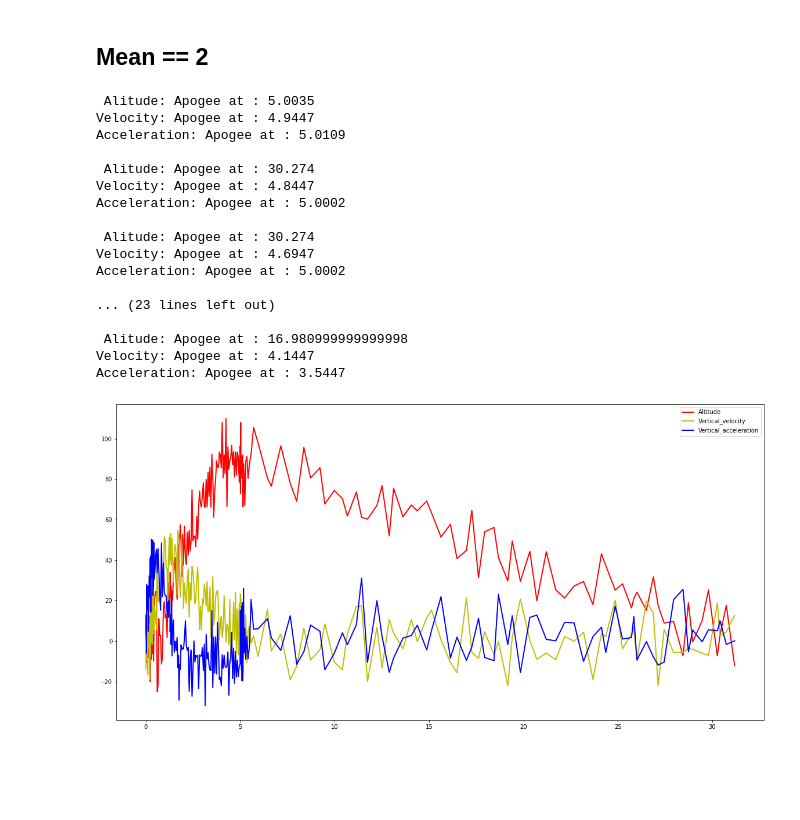
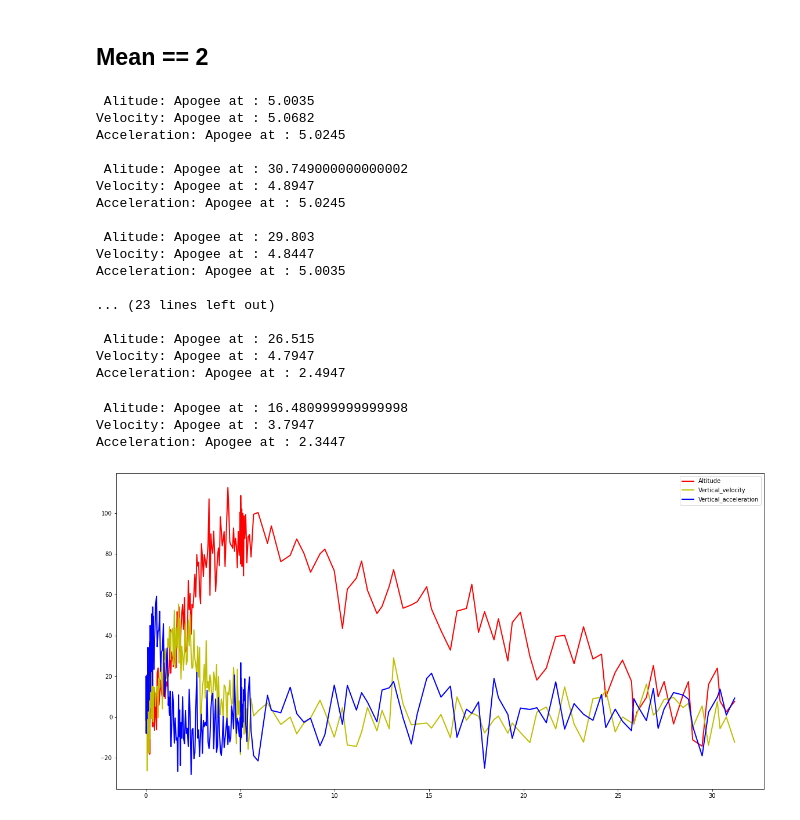
Before and after one commit to nakujaproject/BMPdata, a Jupyter notebook: Src/Notebooks/detectApogee.ipynb, the cells around one changed output. Cells and saved outputs as stored; diff of their text form; code cells hidden in the pictures; blank space fills up the shorter version.

```diff
--- a/Src/Notebooks/detectApogee.ipynb
+++ b/Src/Notebooks/detectApogee.ipynb
@@ -14,11 +14,12 @@ data.head()
 | 3 | 0.03 | 0.000000 | 0.000000 | 0.5562 | 9.7757 |
 | 4 | 0.04 | 0.000028 | 0.005567 | 2.3568 | 9.7757 |
 # %%
-def plot(df):
+def plot(df, path="../../Output/Figures/detectApogee1.jpeg"):
     plt.figure(figsize=(20, 10))
     plt.plot(df.Time, df['Altitude'],  linewidth=2, color="r", label="Altitude")
     plt.plot(df.Time, df['Vertical_velocity'],  linewidth=2, color="y", label="Vertical_velocity")
     plt.plot(df.Time, df['Vertical_acceleration'],  linewidth=2, color="b", label="Vertical_acceleration")
     plt.legend()
+    plt.savefig(path, transparent=False)
     plt.show()
 # %%
@@ -193,38 +194,42 @@ Acceleration: Apogee at : 2.6447
 # %%
 temp_df = data[['Altitude', "Vertical_velocity", "Vertical_acceleration"]]
 for i in range(0, 10, 1):
-    noise = np.random.normal(1, i, temp_df.shape)
+    noise = np.random.normal(2, i, temp_df.shape)
     noisy_df = temp_df + noise
     noisy_df['Time'] = data['Time']
     vals = detect_apogee(df=noisy_df)
     print("\n", vals)
 # %% [output]
  Alitude: Apogee at : 5.0035
-Velocity: Apogee at : 4.9447
-Acceleration: Apogee at : 5.0109
+Velocity: Apogee at : 5.0682
+Acceleration: Apogee at : 5.0245
 
- Alitude: Apogee at : 30.274
+ Alitude: Apogee at : 30.749000000000002
+Velocity: Apogee at : 4.8947
+Acceleration: Apogee at : 5.0245
+
+ Alitude: Apogee at : 29.803
 Velocity: Apogee at : 4.8447
-Acceleration: Apogee at : 5.0002
-
- Alitude: Apogee at : 30.274
-Velocity: Apogee at : 4.6947
-Acceleration: Apogee at : 5.0002
+Acceleration: Apogee at : 5.0035
 
 ... (23 lines left out)
 
- Alitude: Apogee at : 16.980999999999998
-Velocity: Apogee at : 4.1447
-Acceleration: Apogee at : 3.5447
+ Alitude: Apogee at : 26.515
+Velocity: Apogee at : 4.7947
+Acceleration: Apogee at : 2.4947
 # %%
 temp_df = data[['Altitude', "Vertical_velocity", "Vertical_acceleration"]]
 noise = np.random.normal(3, 10, temp_df.shape)
 noisy_df = temp_df + noise
 noisy_df['Time'] = data['Time']
-# vals = detect_apogee(df=noisy_df)
-plot(df=noisy_df)
+vals = detect_apogee(df=noisy_df)
+print("\n", vals)
+plot(df=noisy_df, path="../../Output/Figures/detectApogee3.jpeg")
 # %% [output]
+ Alitude: Apogee at : 16.480999999999998
+Velocity: Apogee at : 3.7947
+Acceleration: Apogee at : 2.3447
-[figure, old version]
+[figure, new version]
 # %%
 q = 0.001
 A = np.array([[1.0, 0.05, 0.00125], [0, 1.0, 0.05], [0, 0, 1]])
```
Also changed, not shown: parts of 11 cells of this notebook, 4 other files.
